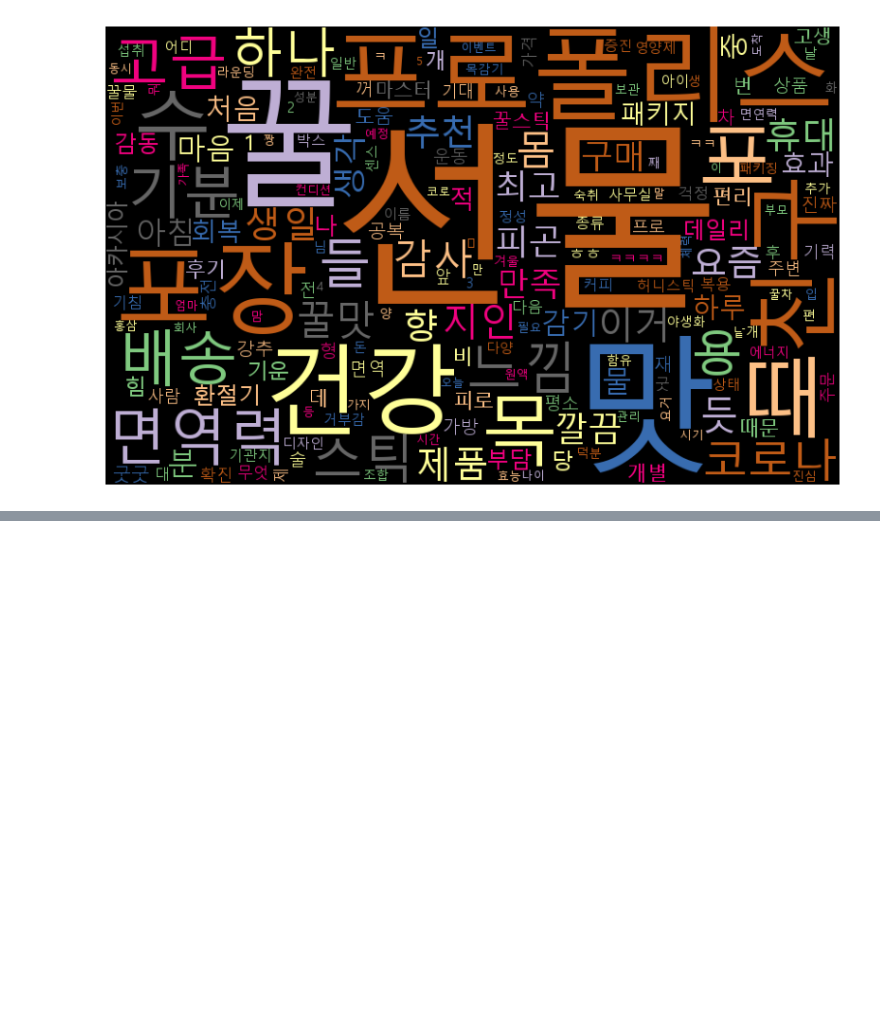
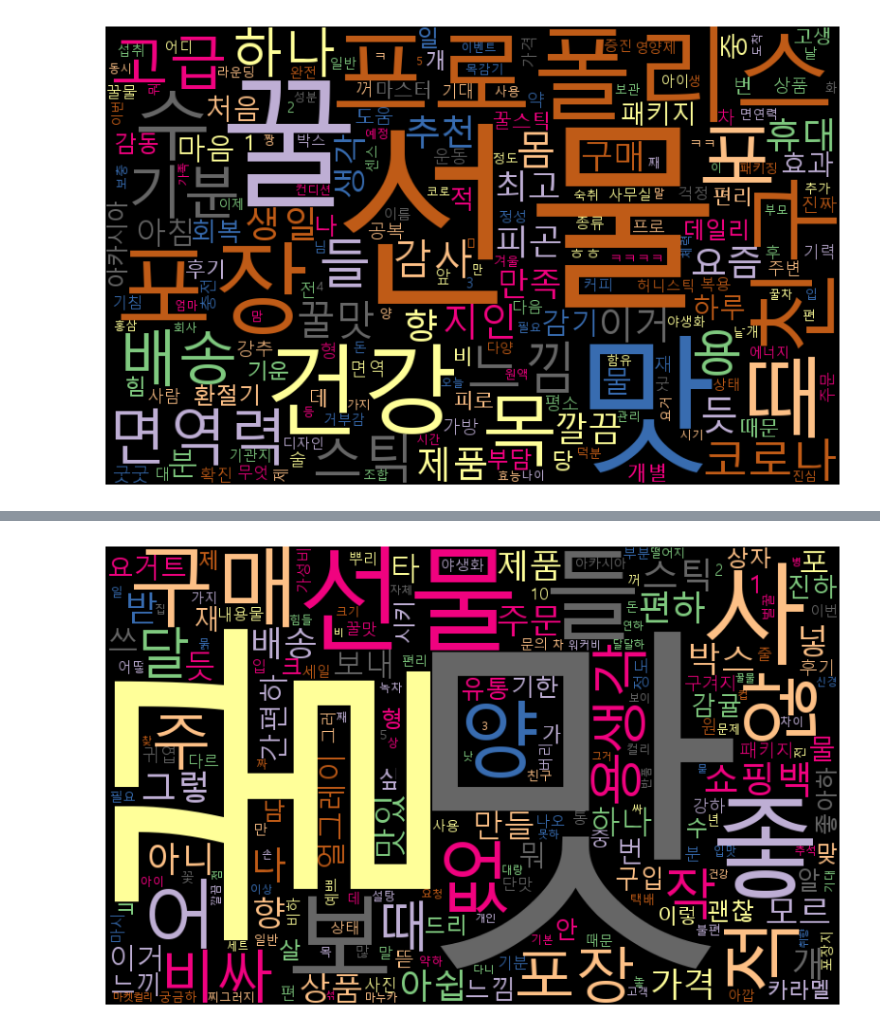
Before and after one commit to eatthecompanyxasac/doeat2023, a Jupyter notebook: KYJ/honey_stick/code/kakao_analysis.ipynb, the cells around one changed output, grey strips where cells are left out. Saved outputs shown, nothing was run; the diff lists cells and outputs as text; code cells hidden in the pictures; blank space fills up the shorter version.

```diff
--- a/KYJ/honey_stick/code/kakao_analysis.ipynb
+++ b/KYJ/honey_stick/code/kakao_analysis.ipynb
@@ -274,0 +348,4 @@ kakao_data['']
+# %%
+kakao_neg = kakao_data[kakao_data['sentiment_label']==0][['ProductCode', 'ProductName', 'ReviewText', 'ReviewTime',
+                                                      'sentiment_label', 'sentiment_score', 'token_nouns_bareun', 'token_verbs_bareun']]
+kakao_neg['platform'] = 'kakao'
@@ -274,0 +357,4 @@ kakao_data['']
+# %%
+kurly_neg = kurly_data[kurly_data['sentiment_label']==0][['ProductCode', 'ProductName', 'ReviewText', 'ReviewTime',
+                                                      'sentiment_label', 'sentiment_score', 'token_nouns_bareun', 'token_verbs_bareun']]
+kurly_neg['platform'] = 'kurly'
@@ -274,0 +366,6 @@ kakao_data['']
+# %%
+workerbee_neg = workerbee_data[workerbee_data['sentiment_label']==0][['ProductCode', 'ProductName', 'ReviewText', 'ReviewTime',
+                                                      'sentiment_label', 'sentiment_score', 'token_nouns_bareun', 'token_verbs_bareun']]
+workerbee_neg['platform'] = 'workerbee'
+# %%
+neg_review = pd.concat([kurly_neg, workerbee_neg, kakao_neg])
@@ -274,0 +398,4 @@ kakao_data['']
+# %%
+wc_analysis(neg_review['token_nouns_bareun'] + neg_review['token_verbs_bareun'])
+# %% [output]
+[figure, added]
```
Also changed, not shown: parts of 35 cells of this notebook.
